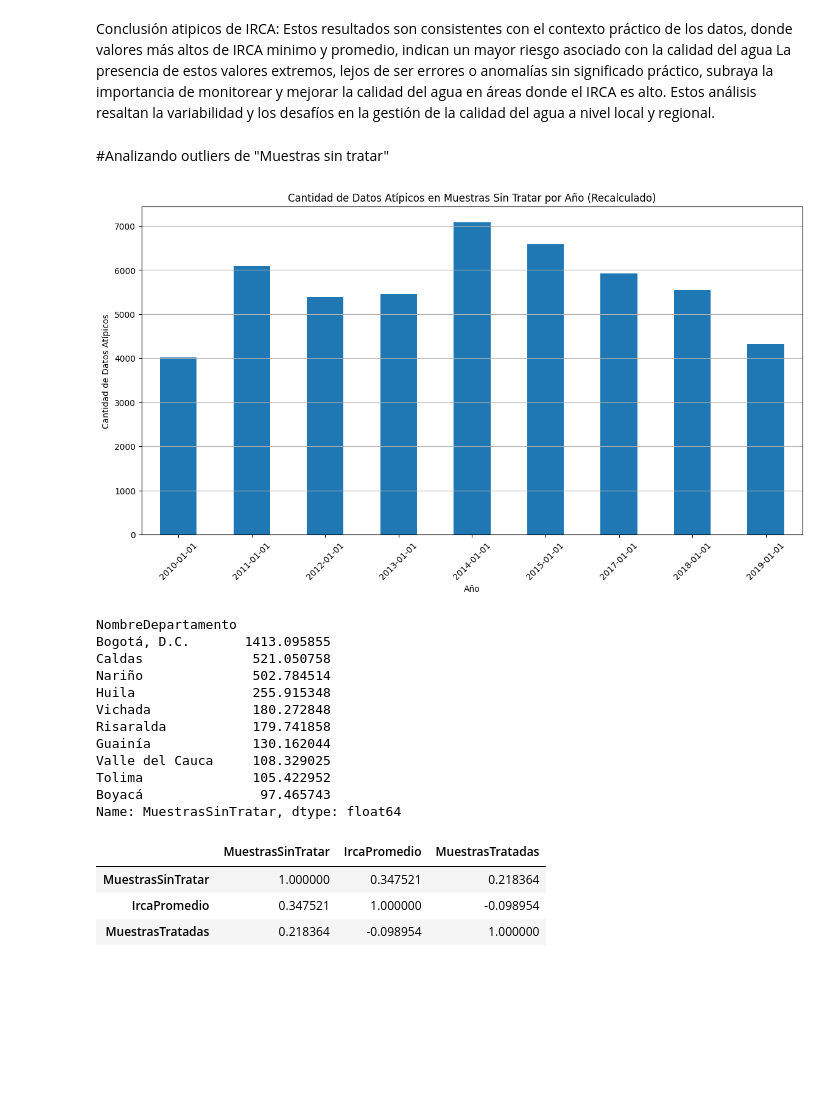
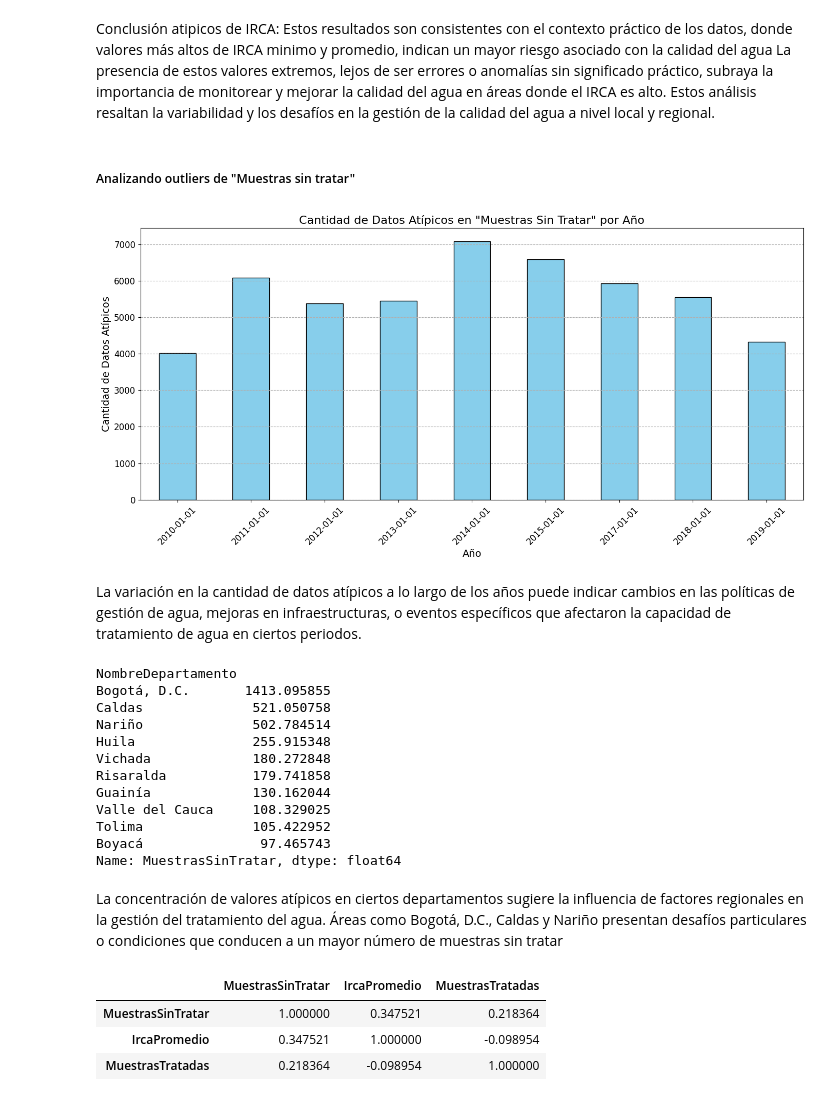
Before and after one commit to PaolaChaux/ETL, a Jupyter notebook: water_quality_analysis.ipynb, the cells around one changed output. Drawn from its saved outputs; the diff is of its cells as text; code cells hidden in the pictures; blank space fills up the shorter version.

```diff
--- a/water_quality_analysis.ipynb
+++ b/water_quality_analysis.ipynb
@@ -530,49 +530,51 @@ La distribución de IrcaMinimo muestra una concentración de valores en un rango
 # %% [markdown]
 Conclusión atipicos de IRCA: Estos resultados son consistentes con el contexto práctico de los datos, donde valores más altos de IRCA minimo y promedio, indican un mayor riesgo asociado con la calidad del agua La presencia de estos valores extremos, lejos de ser errores o anomalías sin significado práctico, subraya la importancia de monitorear y mejorar la calidad del agua en áreas donde el IRCA es alto. Estos análisis resaltan la variabilidad y los desafíos en la gestión de la calidad del agua a nivel local y regional.
 # %% [markdown]
-#Analizando outliers de "Muestras sin tratar"
+##### Analizando outliers de "Muestras sin tratar"
 # %%
-# Recalculamos los outliers para "MuestrasSinTratar"
-Q1_muestras = water['MuestrasSinTratar'].quantile(0.25)
-Q3_muestras = water['MuestrasSinTratar'].quantile(0.75)
-IQR_muestras = Q3_muestras - Q1_muestras
+Q1 = water['MuestrasSinTratar'].quantile(0.25)
+Q3 = water['MuestrasSinTratar'].quantile(0.75)
+IQR = Q3 - Q1
+outliers = (water['MuestrasSinTratar'] < (Q1 - 1.5 * IQR)) | (water['MuestrasSinTratar'] > (Q3 + 1.5 * IQR))
 
-# Definimos datos atípicos como aquellos fuera de 1.5 * IQR de Q1 y Q3
-outliers_muestras_sin_tratar = (water['MuestrasSinTratar'] < (Q1_muestras - 1.5 * IQR_muestras)) | (water['MuestrasSinTratar'] > (Q3_muestras + 1.5 * IQR_muestras))
+df_outliers = water[outliers]  # DataFrame solo con atípicos
+datos_atipicos_por_año = df_outliers.groupby('Año').size()
 
-# Calculamos la cantidad de datos atípicos por año para "MuestrasSinTratar"
-datos_atipicos_por_año_recalculado = water[outliers_muestras_sin_tratar].groupby('Año').size()
+plt.figure(figsize=(14, 7))
+datos_atipicos_por_año.plot(kind='bar', color='skyblue', edgecolor='black')
 
-# Gráfico de la cantidad de datos atípicos por año
-plt.figure(figsize=(14, 7))
-datos_atipicos_por_año_recalculado.plot(kind='bar')
-plt.title('Cantidad de Datos Atípicos en Muestras Sin Tratar por Año (Recalculado)')
-plt.xlabel('Año')
-plt.ylabel('Cantidad de Datos Atípicos')
-plt.xticks(rotation=45)
-plt.grid(axis='y')
+plt.title('Cantidad de Datos Atípicos en "Muestras Sin Tratar" por Año', fontsize=16)
+plt.xlabel('Año', fontsize=14)
+plt.ylabel('Cantidad de Datos Atípicos', fontsize=14)
+plt.xticks(rotation=45, fontsize=12)
+plt.yticks(fontsize=12)
+plt.grid(axis='y', linestyle='--')
 
+plt.tight_layout()
 plt.show()
-
-# Recalculamos el promedio de "MuestrasSinTratar" por departamento para ver cuáles tienen los valores más altos en promedio.
-promedio_departamental_muestras_sin_tratar_recalculado = water.groupby('NombreDepartamento')['MuestrasSinTratar'].mean().sort_values(ascending=False)
-
-# Tomamos los 10 departamentos con el promedio más alto para un análisis inicial.
-top_departamentos_recalculado = promedio_departamental_muestras_sin_tratar_recalculado.head(10)
-
-top_departamentos_recalculado
 # %% [output]
-[figure, old version]
+[figure, new version]
-NombreDepartamento
-Bogotá, D.C.       1413.095855
-Caldas              521.050758
-Nariño              502.784514
-Huila               255.915348
-Vichada             180.272848
-Risaralda           179.741858
-Guainía             130.162044
-Valle del Cauca     108.329025
-Tolima              105.422952
-Boyacá               97.465743
-Name: MuestrasSinTratar, dtype: float64
+# %% [markdown]
+La variación en la cantidad de datos atípicos a lo largo de los años puede indicar cambios en las políticas de gestión de agua, mejoras en infraestructuras, o eventos específicos que afectaron la capacidad de tratamiento de agua en ciertos periodos.
+# %%
+promedio_departamental_muestras_sin_tratar = water.groupby('NombreDepartamento')['MuestrasSinTratar'].mean().sort_values(ascending=False)
+
+top_departamentos = promedio_departamental_muestras_sin_tratar.head(10)
+
+print(top_departamentos)
+# %% [output]
+NombreDepartamento
+Bogotá, D.C.       1413.095855
+Caldas              521.050758
+Nariño              502.784514
+Huila               255.915348
+Vichada             180.272848
+Risaralda           179.741858
+Guainía             130.162044
+Valle del Cauca     108.329025
+Tolima              105.422952
+Boyacá               97.465743
+Name: MuestrasSinTratar, dtype: float64
+# %% [markdown]
+La concentración de valores atípicos en ciertos departamentos sugiere la influencia de factores regionales en la gestión del tratamiento del agua. Áreas como Bogotá, D.C., Caldas y Nariño presentan desafíos particulares o condiciones que conducen a un mayor número de muestras sin tratar
 # %%
```
Also changed, not shown: parts of 15 cells of this notebook.
